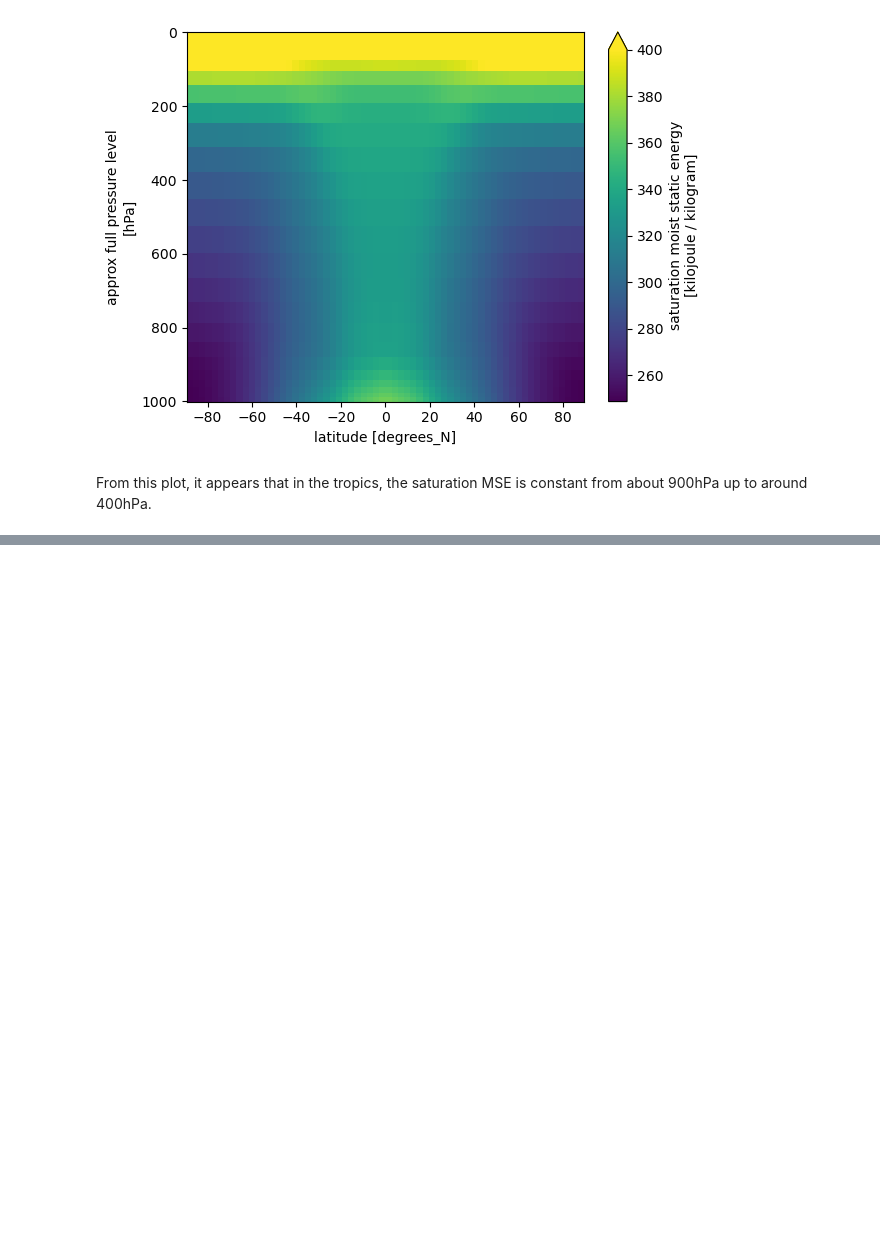
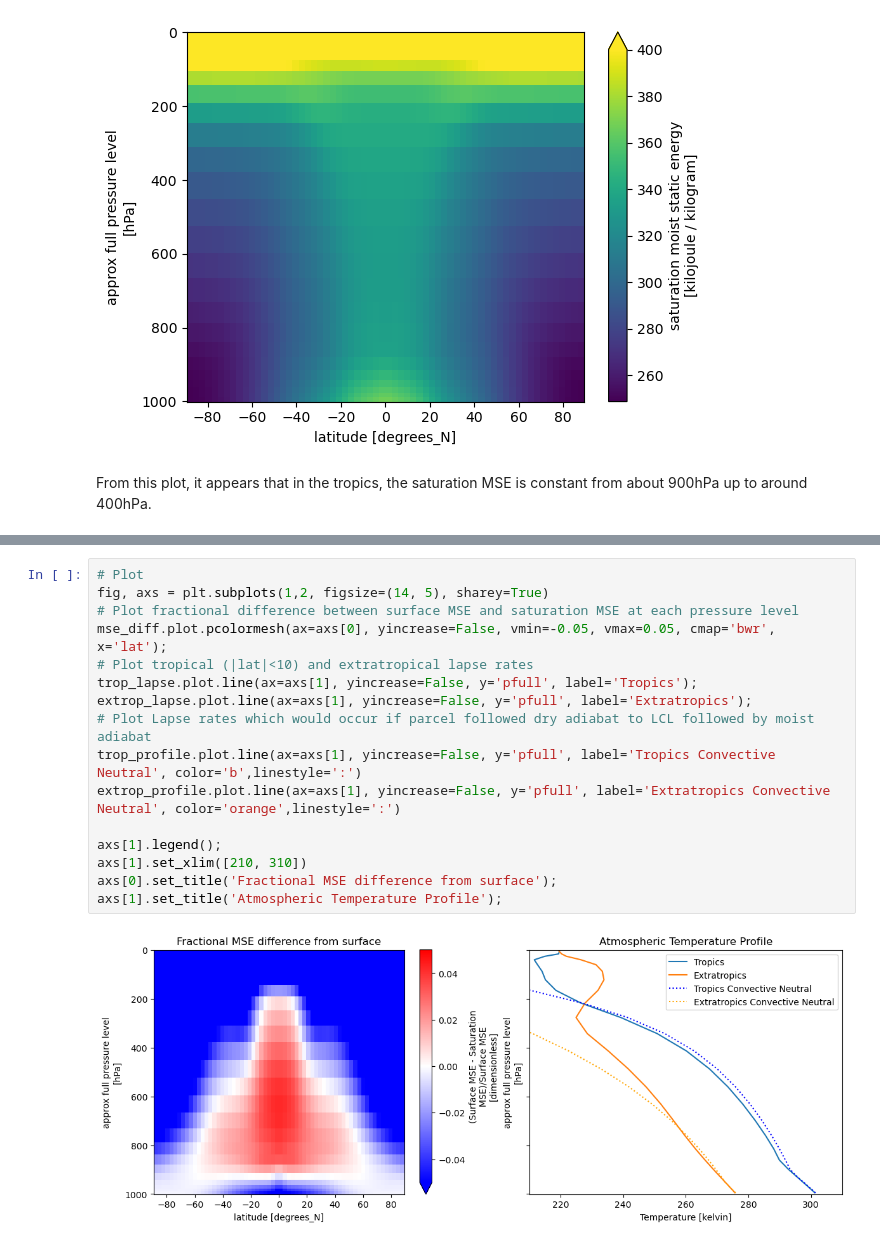
Before and after one commit to jduffield65/Isca, a Jupyter notebook: jobs/convective_coupling/mse_notebook.ipynb, the cells around one changed output, grey strips where cells are left out. Cells and saved outputs as stored; diff of their text form; blank space fills up the shorter version.

Commit message:
Add notebook looking at moist static energy

```diff
--- a/jobs/convective_coupling/mse_notebook.ipynb
+++ b/jobs/convective_coupling/mse_notebook.ipynb
@@ -78,0 +111,18 @@ From this plot, it appears that in the tropics, the saturation MSE is constant f
+# %%
+# Plot
+fig, axs = plt.subplots(1,2, figsize=(14, 5), sharey=True)
+# Plot fractional difference between surface MSE and saturation MSE at each pressure level
+mse_diff.plot.pcolormesh(ax=axs[0], yincrease=False, vmin=-0.05, vmax=0.05, cmap='bwr', x='lat');
+# Plot tropical (|lat|<10) and extratropical lapse rates
+trop_lapse.plot.line(ax=axs[1], yincrease=False, y='pfull', label='Tropics');
+extrop_lapse.plot.line(ax=axs[1], yincrease=False, y='pfull', label='Extratropics');
+# Plot Lapse rates which would occur if parcel followed dry adiabat to LCL followed by moist adiabat
+trop_profile.plot.line(ax=axs[1], yincrease=False, y='pfull', label='Tropics Convective Neutral', color='b',linestyle=':')
+extrop_profile.plot.line(ax=axs[1], yincrease=False, y='pfull', label='Extratropics Convective Neutral', color='orange',linestyle=':')
+
+axs[1].legend();
+axs[1].set_xlim([210, 310])
+axs[0].set_title('Fractional MSE difference from surface');
+axs[1].set_title('Atmospheric Temperature Profile');
+# %% [output]
+[figure, added]
```
Also changed, not shown: parts of 3 cells of this notebook, 6 other files.
